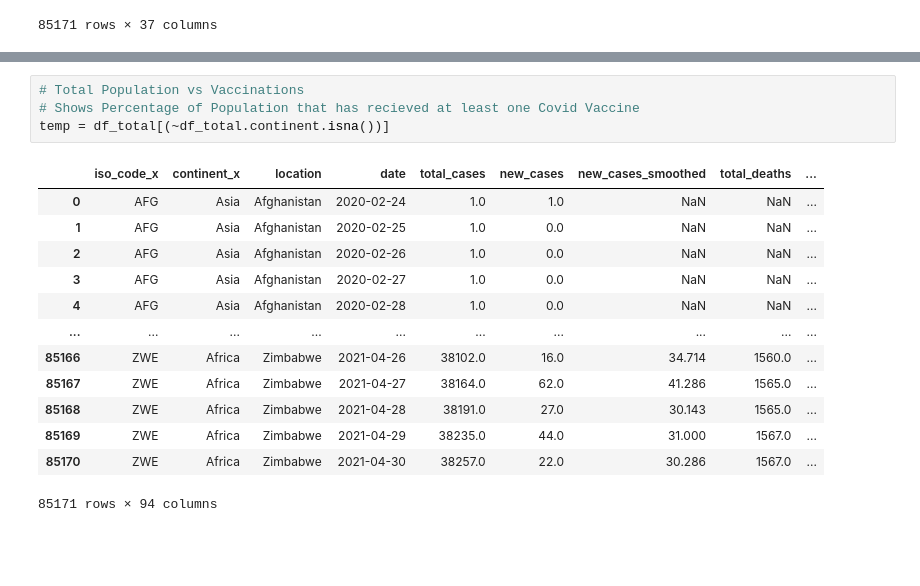
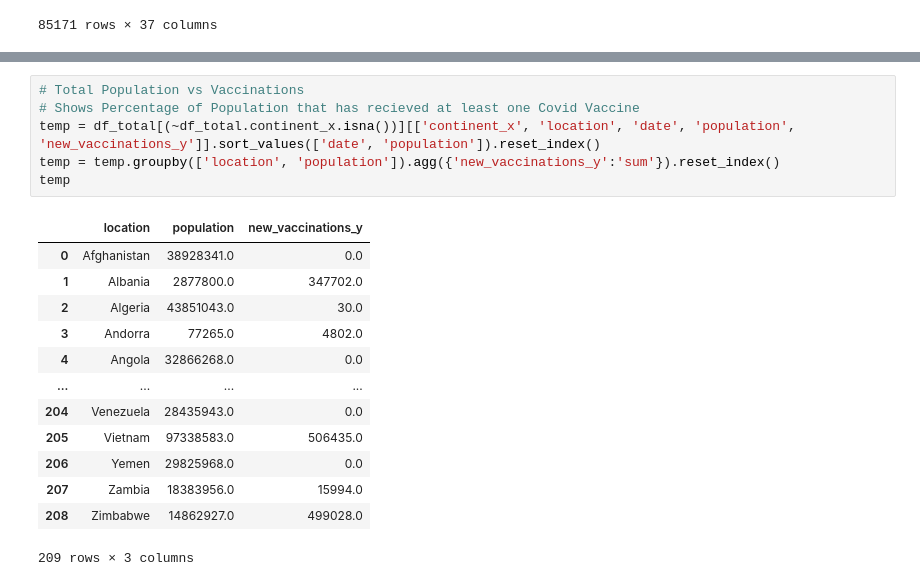
Before and after one commit to JoshWuuu/Covid-Data-Analysis-Tableau-Visualization, a Jupyter notebook: exploratory-data-analysis.ipynb, the cells around one changed output, grey strips where cells are left out. Cells and saved outputs as stored; diff of their text form; blank space fills up the shorter version.

```diff
--- a/exploratory-data-analysis.ipynb
+++ b/exploratory-data-analysis.ipynb
@@ -160,18 +174,20 @@ df_total
 # %%
 # Total Population vs Vaccinations
 # Shows Percentage of Population that has recieved at least one Covid Vaccine
-temp = df_total[(~df_total.continent.isna())]
+temp = df_total[(~df_total.continent_x.isna())][['continent_x', 'location', 'date', 'population', 'new_vaccinations_y']].sort_values(['date', 'population']).reset_index()
+temp = temp.groupby(['location', 'population']).agg({'new_vaccinations_y':'sum'}).reset_index()
+temp
 # %% [output]
-|  | iso_code_x | continent_x | location | date | total_cases | new_cases | new_cases_smoothed | total_deaths | ... |
-| 0 | AFG | Asia | Afghanistan | 2020-02-24 | 1.0 | 1.0 | NaN | NaN | ... |
-| 1 | AFG | Asia | Afghanistan | 2020-02-25 | 1.0 | 0.0 | NaN | NaN | ... |
-| 2 | AFG | Asia | Afghanistan | 2020-02-26 | 1.0 | 0.0 | NaN | NaN | ... |
-| 3 | AFG | Asia | Afghanistan | 2020-02-27 | 1.0 | 0.0 | NaN | NaN | ... |
-| 4 | AFG | Asia | Afghanistan | 2020-02-28 | 1.0 | 0.0 | NaN | NaN | ... |
-| ... | ... | ... | ... | ... | ... | ... | ... | ... | ... |
-| 85166 | ZWE | Africa | Zimbabwe | 2021-04-26 | 38102.0 | 16.0 | 34.714 | 1560.0 | ... |
-| 85167 | ZWE | Africa | Zimbabwe | 2021-04-27 | 38164.0 | 62.0 | 41.286 | 1565.0 | ... |
-| 85168 | ZWE | Africa | Zimbabwe | 2021-04-28 | 38191.0 | 27.0 | 30.143 | 1565.0 | ... |
-| 85169 | ZWE | Africa | Zimbabwe | 2021-04-29 | 38235.0 | 44.0 | 31.000 | 1567.0 | ... |
-| 85170 | ZWE | Africa | Zimbabwe | 2021-04-30 | 38257.0 | 22.0 | 30.286 | 1567.0 | ... |
+|  | location | population | new_vaccinations_y |
+| 0 | Afghanistan | 38928341.0 | 0.0 |
+| 1 | Albania | 2877800.0 | 347702.0 |
+| 2 | Algeria | 43851043.0 | 30.0 |
+| 3 | Andorra | 77265.0 | 4802.0 |
+| 4 | Angola | 32866268.0 | 0.0 |
+| ... | ... | ... | ... |
+| 204 | Venezuela | 28435943.0 | 0.0 |
+| 205 | Vietnam | 97338583.0 | 506435.0 |
+| 206 | Yemen | 29825968.0 | 0.0 |
+| 207 | Zambia | 18383956.0 | 15994.0 |
+| 208 | Zimbabwe | 14862927.0 | 499028.0 |
-85171 rows × 94 columns
+209 rows × 3 columns
```
Also changed, not shown: parts of 2 cells of this notebook, 1 other file.
